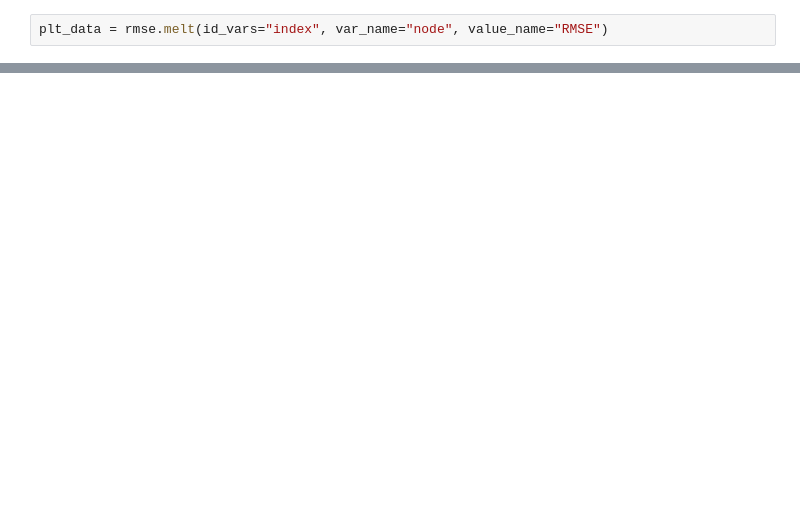
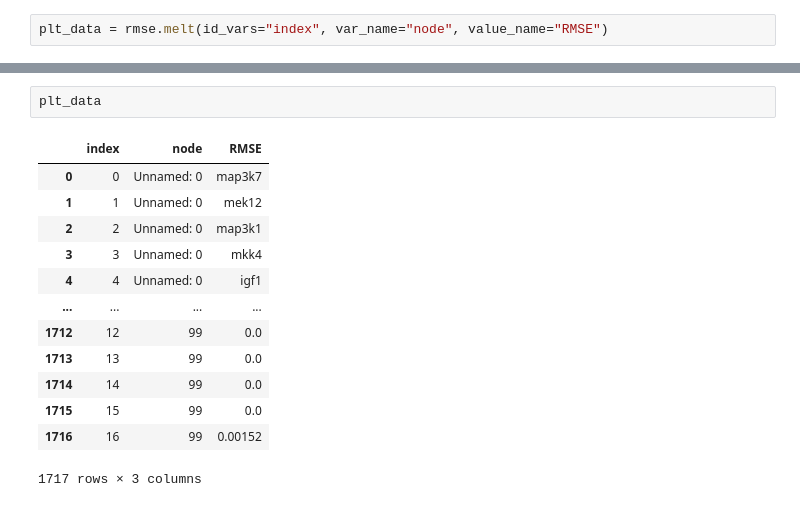
Before and after one commit to DriessenA/biological_fuzzy_logic_networks, a Jupyter notebook: Notebooks/20240422_CNRoFuzzy_CV_analysis.ipynb, the cells around one changed output, grey strips where cells are left out. Cells and saved outputs as stored; diff of their text form; blank space fills up the shorter version.

```diff
--- a/Notebooks/20240422_CNRoFuzzy_CV_analysis.ipynb
+++ b/Notebooks/20240422_CNRoFuzzy_CV_analysis.ipynb
@@ -36,0 +44,16 @@ sns.boxplot(data=plt_data, y="node", x="RMSE")
+# %%
+plt_data
+# %% [output]
+|  | index | node | RMSE |
+| 0 | 0 | Unnamed: 0 | map3k7 |
+| 1 | 1 | Unnamed: 0 | mek12 |
+| 2 | 2 | Unnamed: 0 | map3k1 |
+| 3 | 3 | Unnamed: 0 | mkk4 |
+| 4 | 4 | Unnamed: 0 | igf1 |
+| ... | ... | ... | ... |
+| 1712 | 12 | 99 | 0.0 |
+| 1713 | 13 | 99 | 0.0 |
+| 1714 | 14 | 99 | 0.0 |
+| 1715 | 15 | 99 | 0.0 |
+| 1716 | 16 | 99 | 0.00152 |
+1717 rows × 3 columns
```
Also changed, not shown: parts of 3 cells of this notebook, 3 other files.
